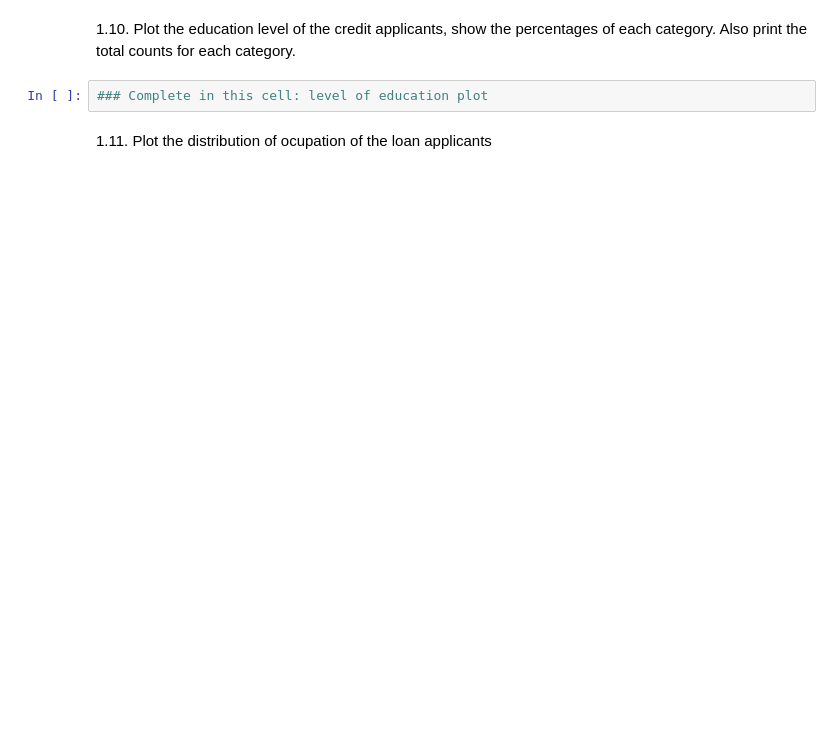
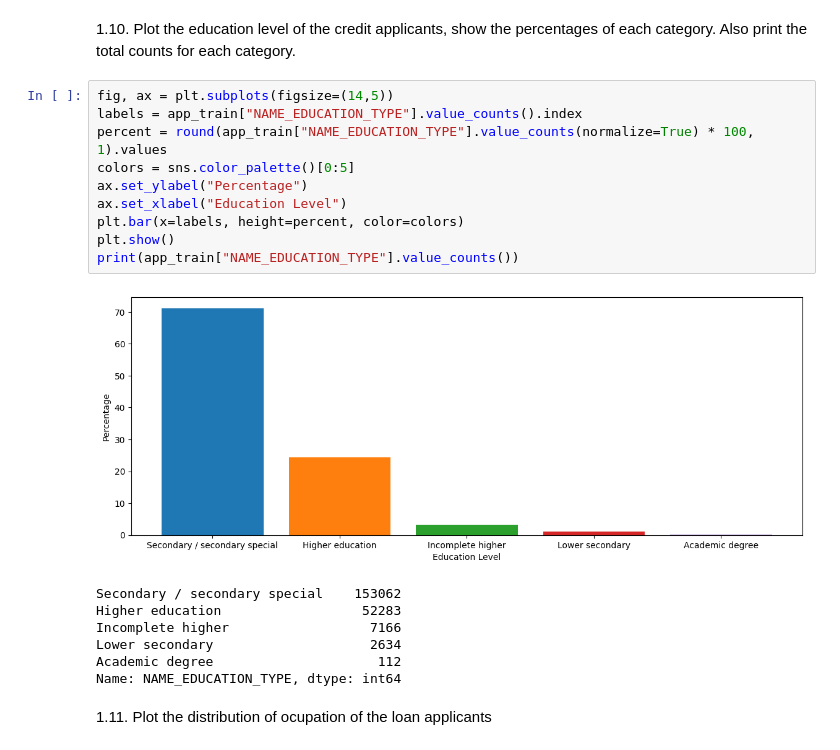
Before and after one commit to ja-818/home_credit_default_risk, a Jupyter notebook: sprint_3_julian_arango.ipynb, the cells around one changed output. Drawn from its saved outputs; the diff is of its cells as text; blank space fills up the shorter version.

```diff
--- a/sprint_3_julian_arango.ipynb
+++ b/sprint_3_julian_arango.ipynb
@@ -246,7 +254,23 @@ COMMONAREA_MEDI   121000      62.9
 # %% [markdown]
 1.10. Plot the education level of the credit applicants, show the percentages of each category. Also print the total counts for each category.
-# %%
-### Complete in this cell: level of education plot
+# %%
+fig, ax = plt.subplots(figsize=(14,5))
+labels = app_train["NAME_EDUCATION_TYPE"].value_counts().index
+percent = round(app_train["NAME_EDUCATION_TYPE"].value_counts(normalize=True) * 100, 1).values
+colors = sns.color_palette()[0:5]
+ax.set_ylabel("Percentage")
+ax.set_xlabel("Education Level")
+plt.bar(x=labels, height=percent, color=colors)
+plt.show()
+print(app_train["NAME_EDUCATION_TYPE"].value_counts())
+# %% [output]
+[figure, added]
+Secondary / secondary special    153062
+Higher education                  52283
+Incomplete higher                  7166
+Lower secondary                    2634
+Academic degree                     112
+Name: NAME_EDUCATION_TYPE, dtype: int64
 # %% [markdown]
 1.11. Plot the distribution of ocupation of the loan applicants
 # %%
```
Also changed, not shown: parts of 7 cells of this notebook.
